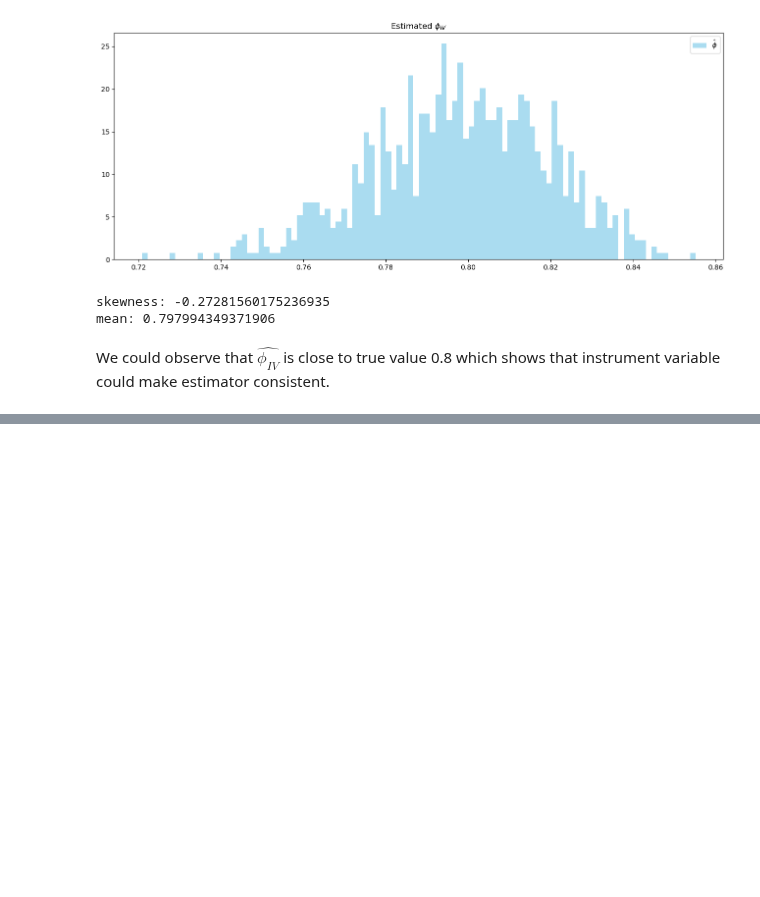
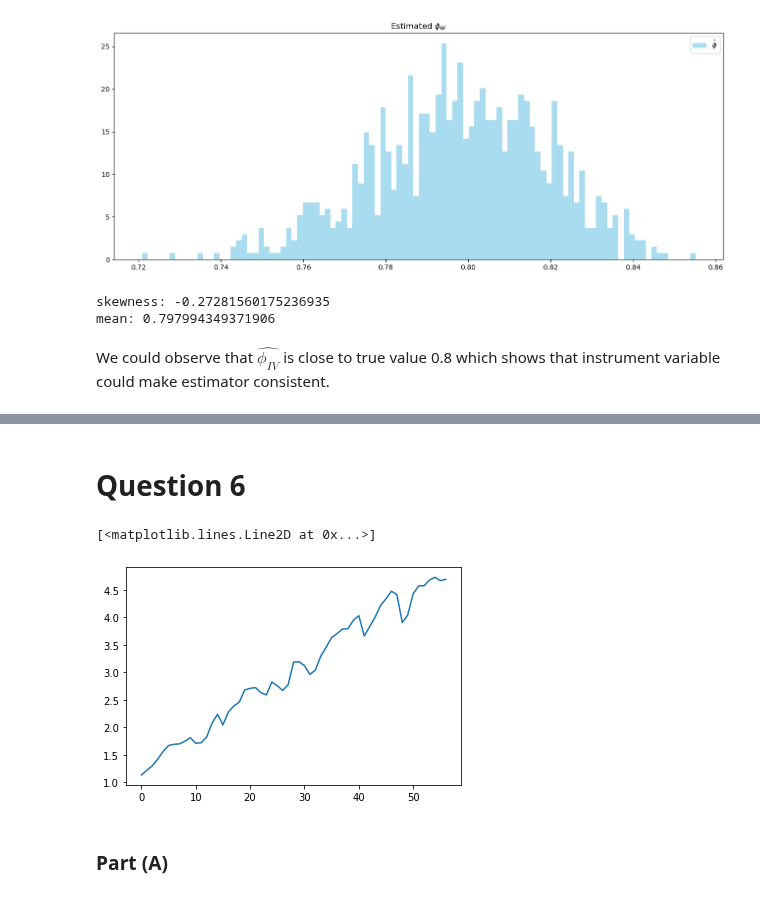
Before and after one commit to lmaksymenko/BerkeleyCourses, a Jupyter notebook: MFE230E/Answers_to_PS4_230E_NQ.ipynb, the cells around one changed output, grey strips where cells are left out. Cells and saved outputs as stored; diff of their text form; code cells hidden in the pictures; blank space fills up the shorter version.

```diff
--- a/MFE230E/Answers_to_PS4_230E_NQ.ipynb
+++ b/MFE230E/Answers_to_PS4_230E_NQ.ipynb
@@ -121,0 +316,11 @@ We could observe that $\hat{\phi_{IV}}$ is close to true value 0.8 which shows t
+# %% [markdown]
+# Question 6
+# %%
+dset = pd.read_csv('/Users/ishan/Desktop/UCB Classes/Term 1/230E/MFE230E_PS4_data.csv')
+dset.columns=['Date','P','E']
+plt.plot(np.log(dset.E))
+# %% [output]
+[<matplotlib.lines.Line2D at 0x...>]
+[figure, added]
+# %% [markdown]
+### Part (A)
```
Also changed, not shown: parts of 45 cells of this notebook.
